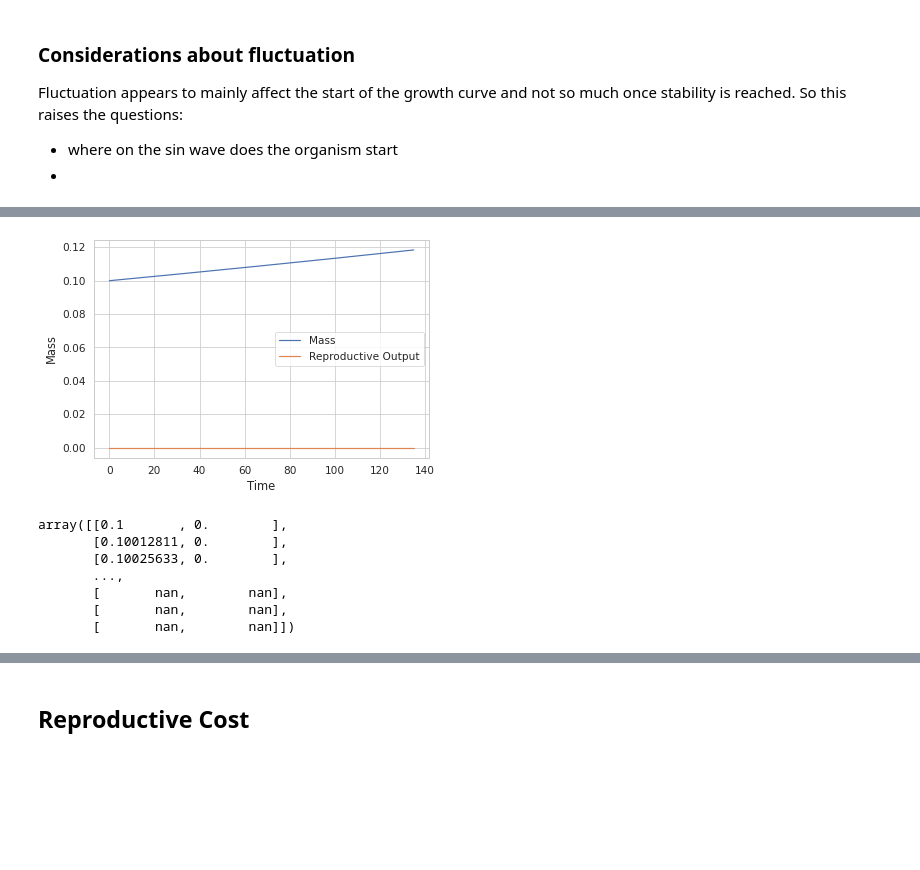
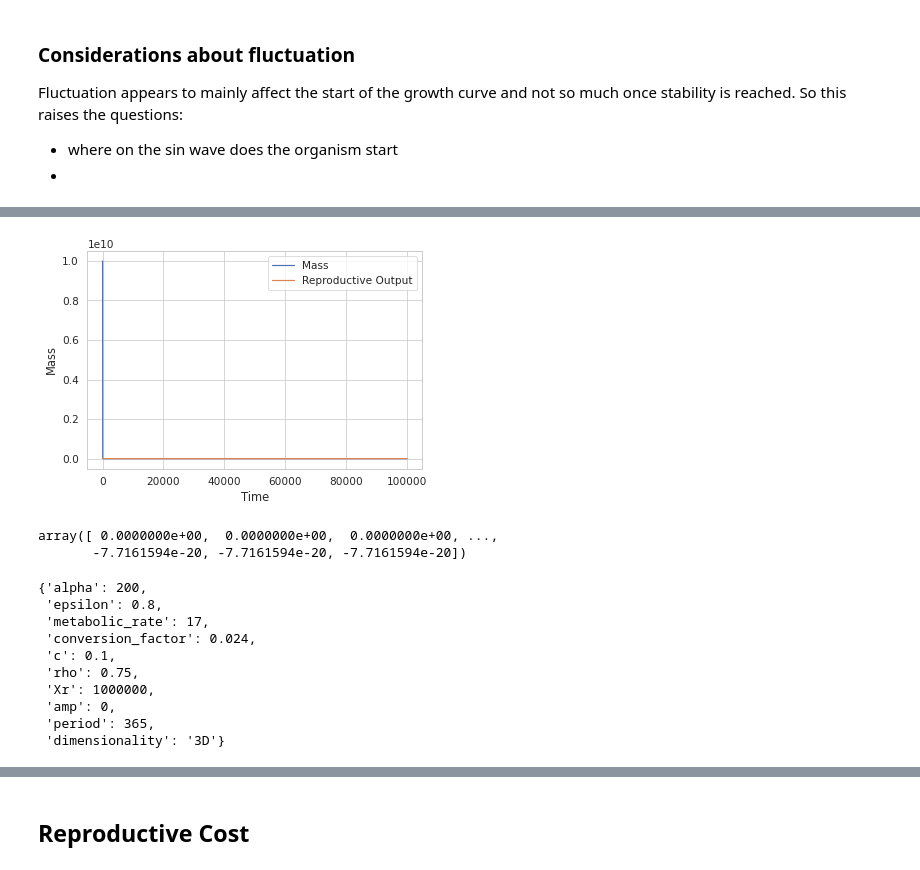
Before and after one commit to Don-Burns/Masters_Project, a Jupyter notebook: code/Supply_Model.ipynb, the cells around one changed output, grey strips where cells are left out. Cells and saved outputs as stored; diff of their text form; code cells hidden in the pictures; blank space fills up the shorter version.

```diff
--- a/code/Supply_Model.ipynb
+++ b/code/Supply_Model.ipynb
@@ -164,15 +208,18 @@ plt.show()
+# %%
+# Parameters
+
+params = {"alpha" : 200, "epsilon" : 0.8,
+          "metabolic_rate" : 17, "conversion_factor" : 0.024,
+          "c" : 0.1, "rho" : 0.75,
+          "Xr" : 10**6, "amp" : 0, "period" : 365, "dimensionality" : "3D"}
 # %%
 # plotting of growth curves of fish with no fluctuation
-# Parameters
-params = {"alpha" : 200, "epsilon" : 0.8,"L_B" : 17*10**-6, "c" : 0.1, "rho" : 0.75,
-          "Xr" : 10**10, "amp" : 0, "period" : 365, "dimensionality" : "3D"}
+
 m0 = 100
 R0 = 0
-time = 10**6.5
+time = 10**5
 
 result = F.plot_supply(m0, R0,time, params)
 mass = result[:,0]
 repro = result[:,1]
-
-print(mass)
 # %% [output]
@@ -464,17 +729,30 @@ Text(0, 0.5, 'Metabolic Cost')
 # %%
-m0 = 0.1
+# params = {"alpha" : 200, "epsilon" : 0.8,
+#           "metabolic_rate" : 2.2, "conversion_factor" : 7*10**9,
+#           "c" : 0.1, "rho" : 0.75,
+#           "Xr" : 10**10, "amp" : 0, "period" : 365, "dimensionality" : "3D"}
+
+m0 = 10**10
 R0 = 0
-time = 10**3
-# params = {"alpha" : 200, "epsilon" : 0.6, "L_R" : 0, "R" : 10**3,
-#           "amp" : 0, "period" : 365, "dimensionality" : "3D"}
+time = 10**5
 
-F.plot_supply(m0, R0, time, params)
+
+res = F.plot_supply(m0, R0, time, params)
+res[:, 1]
 # %% [output]
-[figure, old version]
+[figure, new version]
-array([[0.1       , 0.        ],
-       [0.10012811, 0.        ],
-       [0.10025633, 0.        ],
-       ...,
-       [       nan,        nan],
-       [       nan,        nan],
-       [       nan,        nan]])
+array([ 0.0000000e+00,  0.0000000e+00,  0.0000000e+00, ...,
+       -7.7161594e-20, -7.7161594e-20, -7.7161594e-20])
+# %%
+params
+# %% [output]
+{'alpha': 200,
+ 'epsilon': 0.8,
+ 'metabolic_rate': 17,
+ 'conversion_factor': 0.024,
+ 'c': 0.1,
+ 'rho': 0.75,
+ 'Xr': 1000000,
+ 'amp': 0,
+ 'period': 365,
+ 'dimensionality': '3D'}
```
Also changed, not shown: parts of 61 cells of this notebook.
